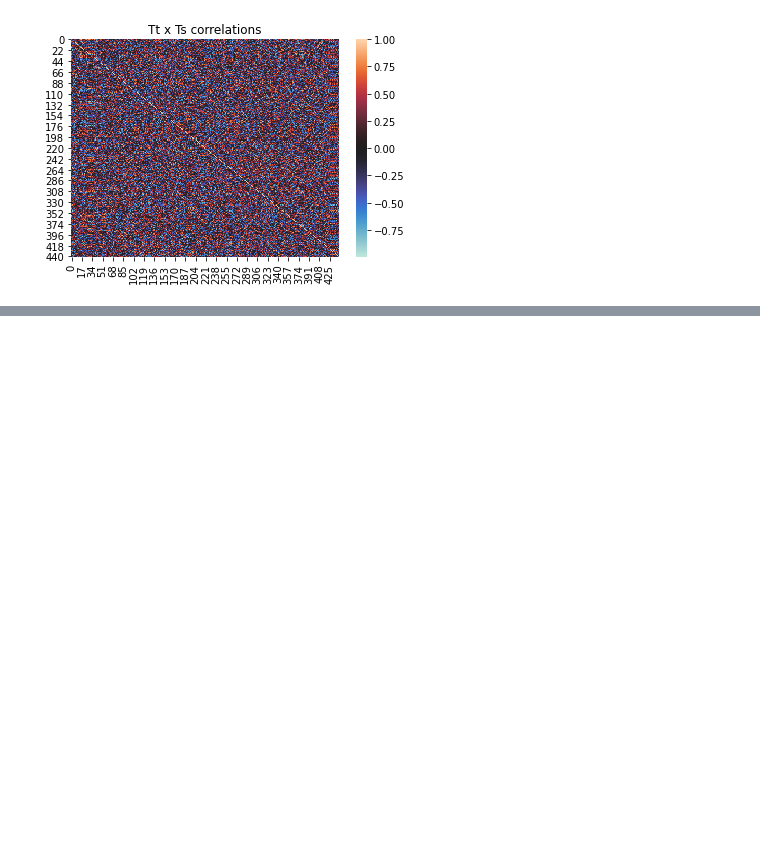
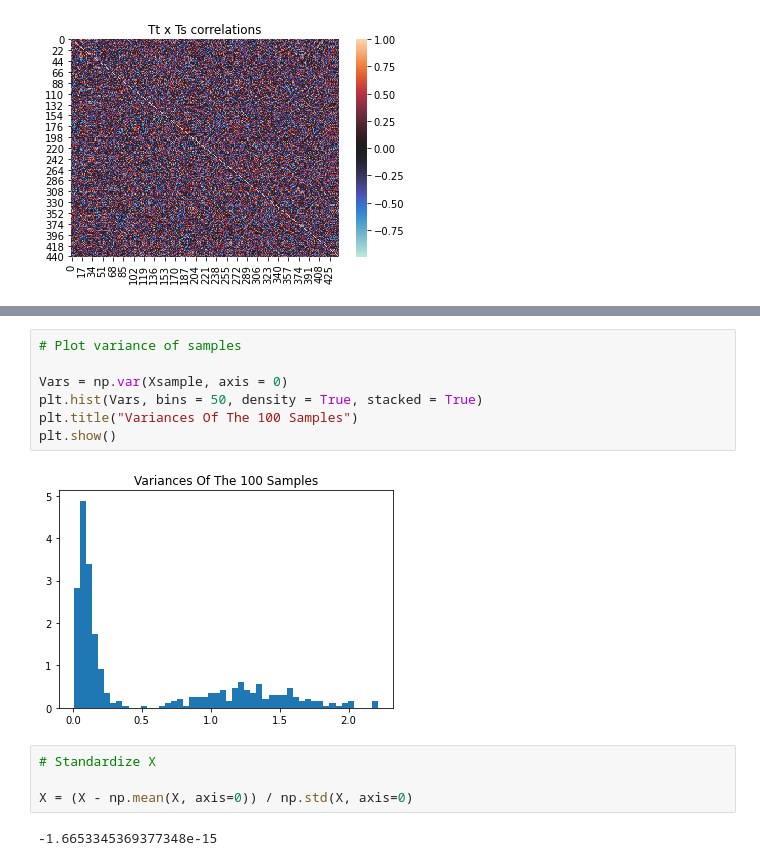
Before and after one commit to Sorgl0s/MAST30034_Assignment1, a Jupyter notebook: Assignment 1 JPNB.ipynb, the cells around one changed output, grey strips where cells are left out. Saved outputs shown, nothing was run; the diff lists cells and outputs as text; blank space fills up the shorter version.

```diff
--- a/Assignment 1 JPNB.ipynb
+++ b/Assignment 1 JPNB.ipynb
@@ -151,0 +164,15 @@ plt.show()
+# %%
+# Plot variance of samples
+
+Vars = np.var(Xsample, axis = 0)
+plt.hist(Vars, bins = 50, density = True, stacked = True)
+plt.title("Variances Of The 100 Samples")
+plt.show()
+# %% [output]
+[figure, added]
+# %%
+# Standardize X
+
+X = (X - np.mean(X, axis=0)) / np.std(X, axis=0)
+# %% [output]
+-1.6653345369377348e-15
```
Also changed, not shown: parts of 5 cells of this notebook.
